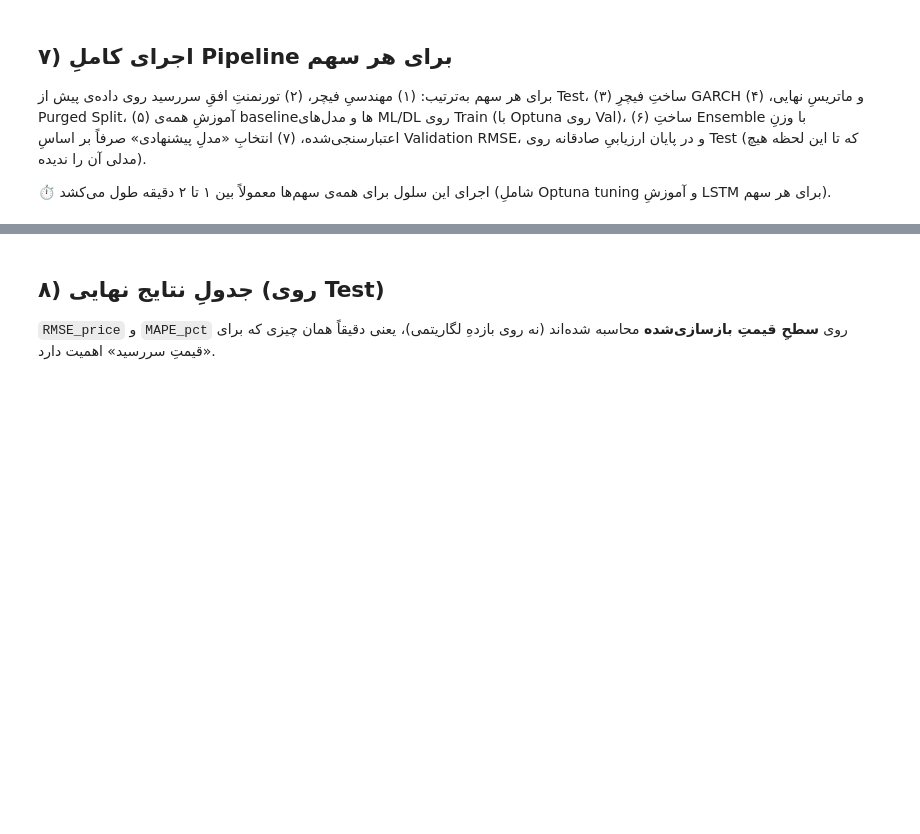
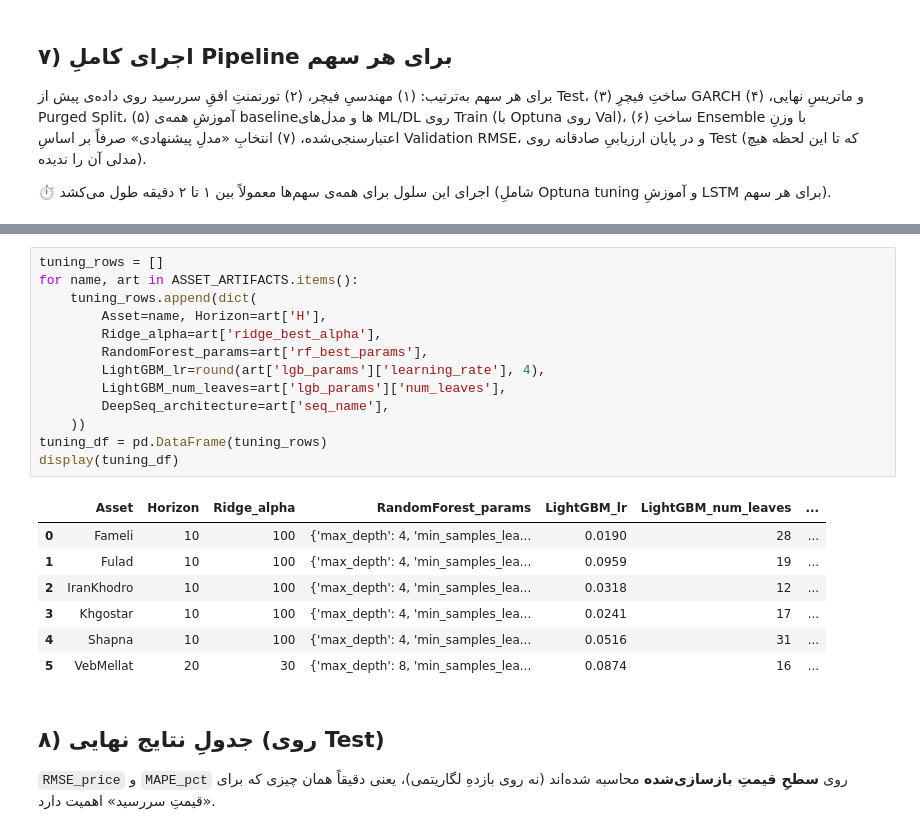
Before and after one commit to behzadkhlj/CoveredCall, a Jupyter notebook: price_at_maturity_prediction.ipynb, the cells around one changed output, grey strips where cells are left out. Drawn from its saved outputs; the diff is of its cells as text; blank space fills up the shorter version.

```diff
--- a/price_at_maturity_prediction.ipynb
+++ b/price_at_maturity_prediction.ipynb
@@ -694,3 +830,24 @@ Fameli
+# %%
+tuning_rows = []
+for name, art in ASSET_ARTIFACTS.items():
+    tuning_rows.append(dict(
+        Asset=name, Horizon=art['H'],
+        Ridge_alpha=art['ridge_best_alpha'],
+        RandomForest_params=art['rf_best_params'],
+        LightGBM_lr=round(art['lgb_params']['learning_rate'], 4),
+        LightGBM_num_leaves=art['lgb_params']['num_leaves'],
+        DeepSeq_architecture=art['seq_name'],
+    ))
+tuning_df = pd.DataFrame(tuning_rows)
+display(tuning_df)
+# %% [output]
+|  | Asset | Horizon | Ridge_alpha | RandomForest_params | LightGBM_lr | LightGBM_num_leaves | ... |
+| 0 | Fameli | 10 | 100 | {'max_depth': 4, 'min_samples_lea... | 0.0190 | 28 | ... |
+| 1 | Fulad | 10 | 100 | {'max_depth': 4, 'min_samples_lea... | 0.0959 | 19 | ... |
+| 2 | IranKhodro | 10 | 100 | {'max_depth': 4, 'min_samples_lea... | 0.0318 | 12 | ... |
+| 3 | Khgostar | 10 | 100 | {'max_depth': 4, 'min_samples_lea... | 0.0241 | 17 | ... |
+| 4 | Shapna | 10 | 100 | {'max_depth': 4, 'min_samples_lea... | 0.0516 | 31 | ... |
+| 5 | VebMellat | 20 | 30 | {'max_depth': 8, 'min_samples_lea... | 0.0874 | 16 | ... |
 # %% [markdown]
 ## ۸) جدولِ نتایج نهایی (روی Test)
 
```
Also changed, not shown: parts of 13 cells of this notebook, 11 other files.
